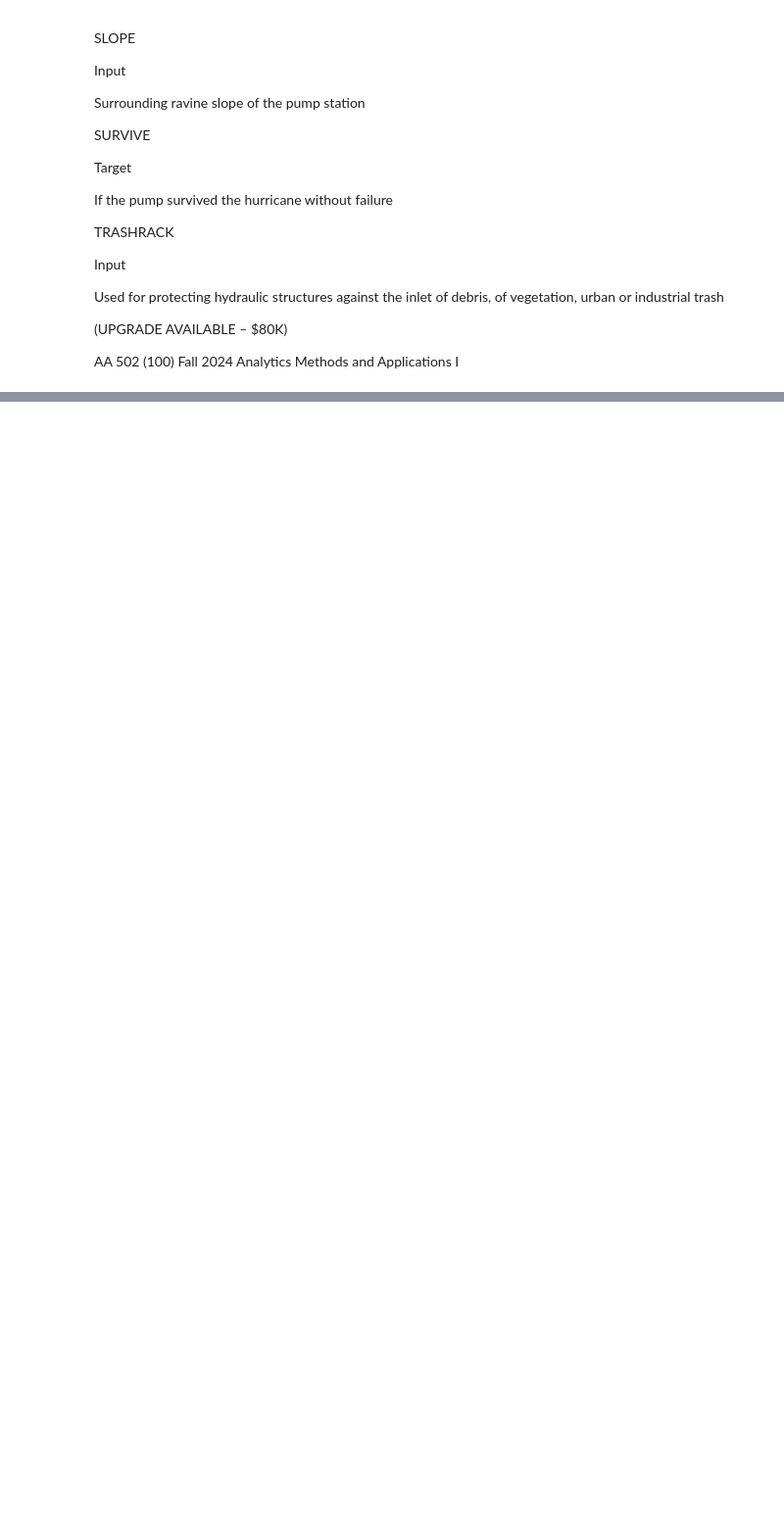
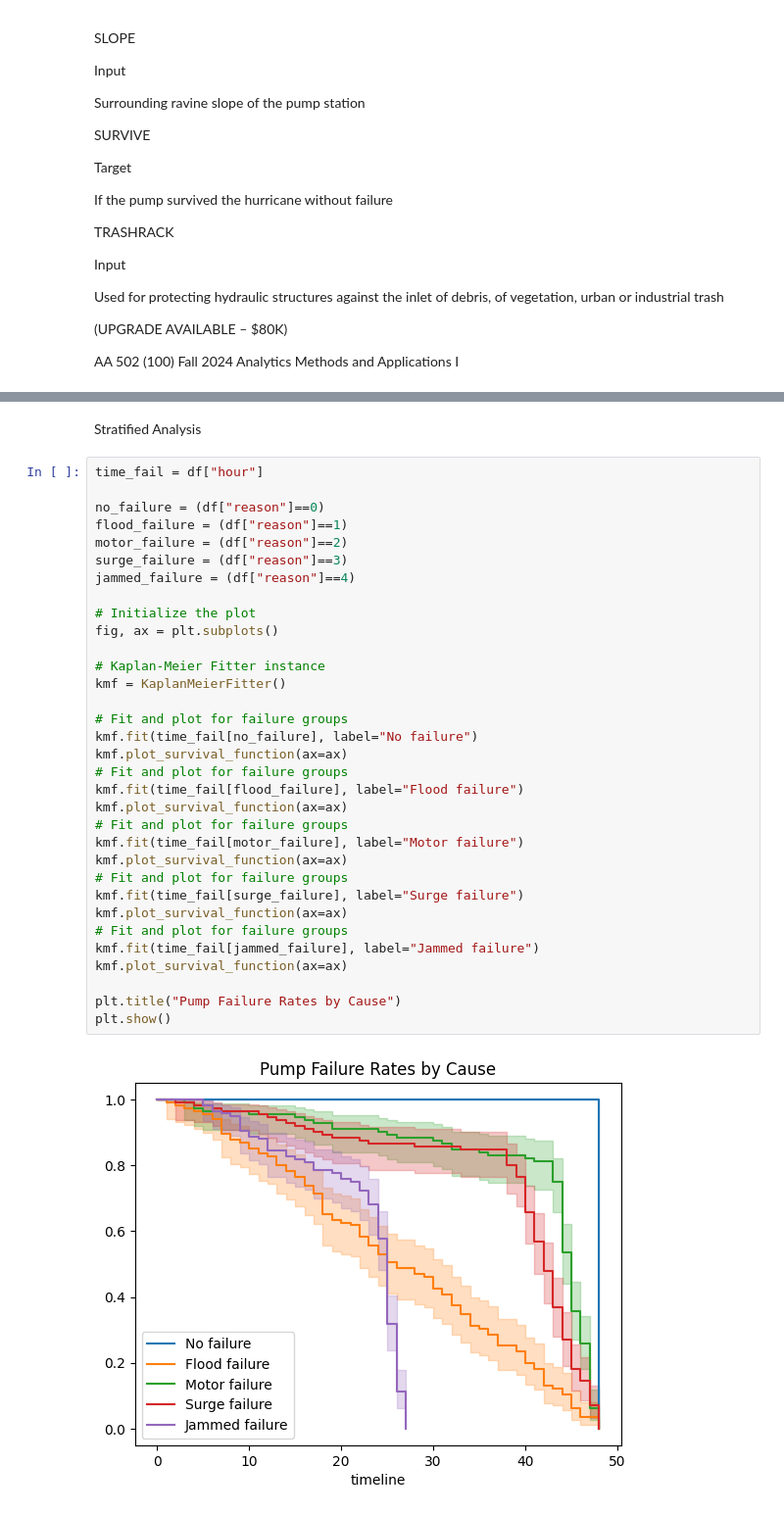
Before and after one commit to fred-lindsey/msa_ml_repo, a Jupyter notebook: survival_hw.ipynb, the cells around one changed output, grey strips where cells are left out. Shown at 98% size. Cells and saved outputs as stored; diff of their text form; blank space fills up the shorter version.

```diff
--- a/survival_hw.ipynb
+++ b/survival_hw.ipynb
@@ -148,0 +282,37 @@ AA 502 (100) Fall 2024 Analytics Methods and Applications I
+# %% [markdown]
+Stratified Analysis
+# %%
+time_fail = df["hour"]
+
+no_failure = (df["reason"]==0)
+flood_failure = (df["reason"]==1)
+motor_failure = (df["reason"]==2)
+surge_failure = (df["reason"]==3)
+jammed_failure = (df["reason"]==4)
+
+# Initialize the plot
+fig, ax = plt.subplots()
+
+# Kaplan-Meier Fitter instance
+kmf = KaplanMeierFitter()
+
+# Fit and plot for failure groups
+kmf.fit(time_fail[no_failure], label="No failure")
+kmf.plot_survival_function(ax=ax)
+# Fit and plot for failure groups
+kmf.fit(time_fail[flood_failure], label="Flood failure")
+kmf.plot_survival_function(ax=ax)
+# Fit and plot for failure groups
+kmf.fit(time_fail[motor_failure], label="Motor failure")
+kmf.plot_survival_function(ax=ax)
+# Fit and plot for failure groups
+kmf.fit(time_fail[surge_failure], label="Surge failure")
+kmf.plot_survival_function(ax=ax)
+# Fit and plot for failure groups
+kmf.fit(time_fail[jammed_failure], label="Jammed failure")
+kmf.plot_survival_function(ax=ax)
+
+plt.title("Pump Failure Rates by Cause")
+plt.show()
+# %% [output]
+[figure, added]
```
Also changed, not shown: parts of 65 cells of this notebook, 13 other files.
